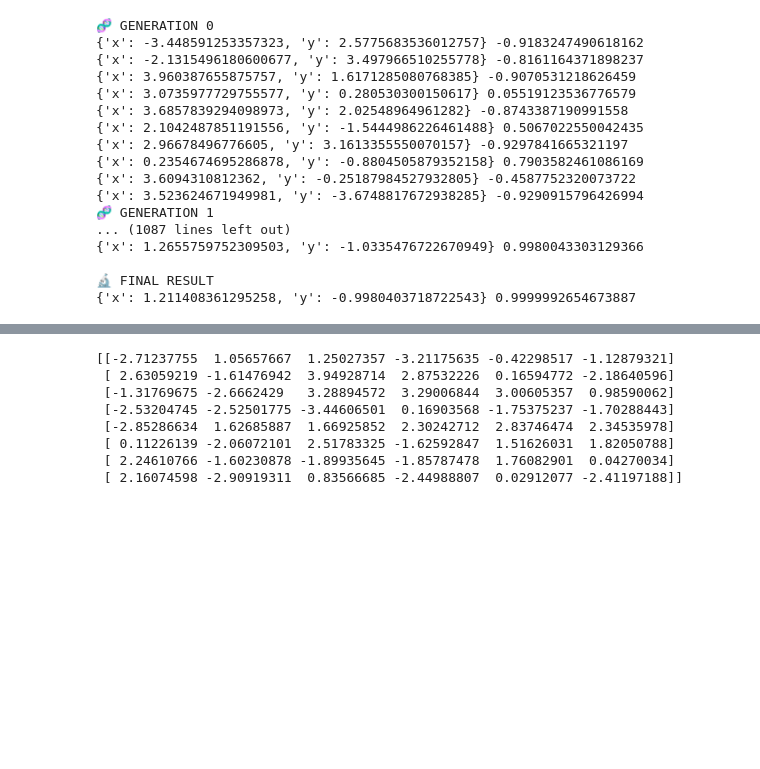
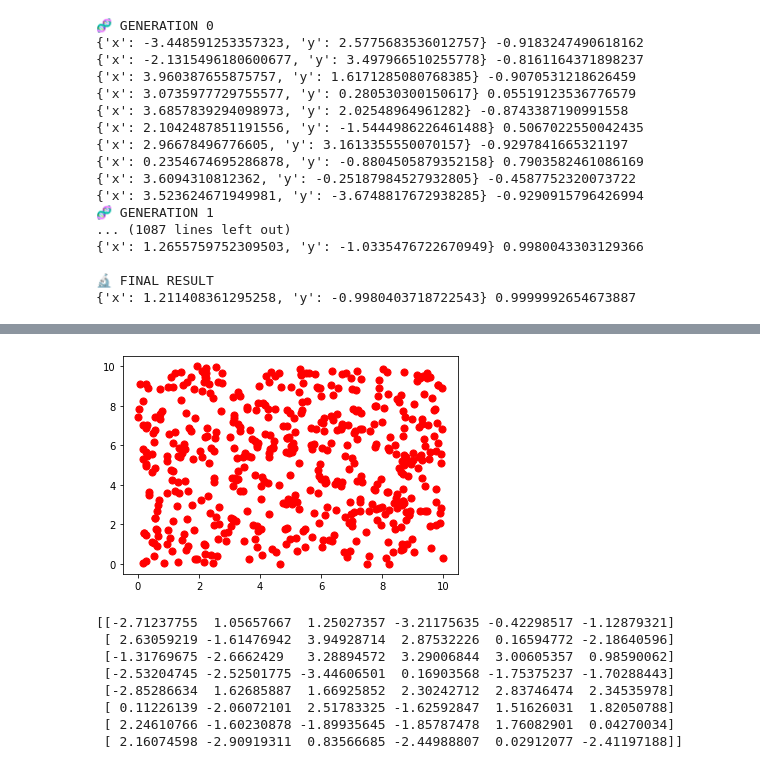
Before and after one commit to ihkaraman/BMS-optimization-with-genetic-algorithm, a Jupyter notebook: v1_2021-01-02.ipynb, the cells around one changed output, grey strips where cells are left out. Saved outputs shown, nothing was run; the diff lists cells and outputs as text; code cells hidden in the pictures; blank space fills up the shorter version.

```diff
--- a/v1_2021-01-02.ipynb
+++ b/v1_2021-01-02.ipynb
@@ -305,0 +412,3 @@ print(best_individual, calculate_fitness(best_individual))
+# %%
+data = np.random.random(size=(500,2))*10
+data
@@ -306,3 +433,9 @@ print(best_individual, calculate_fitness(best_individual))
+# %%
+import matplotlib.pyplot as plt
+plt.scatter(data[:,0],data[:,1],s=50,color='red')
+plt.show()
+# %% [output]
+[figure, added]
 # %%
 https://jooskorstanje.com/Genetic-Algorithm-from-scratch.html
 # %%
```
Also changed, not shown: parts of 36 cells of this notebook, 14 other files.
